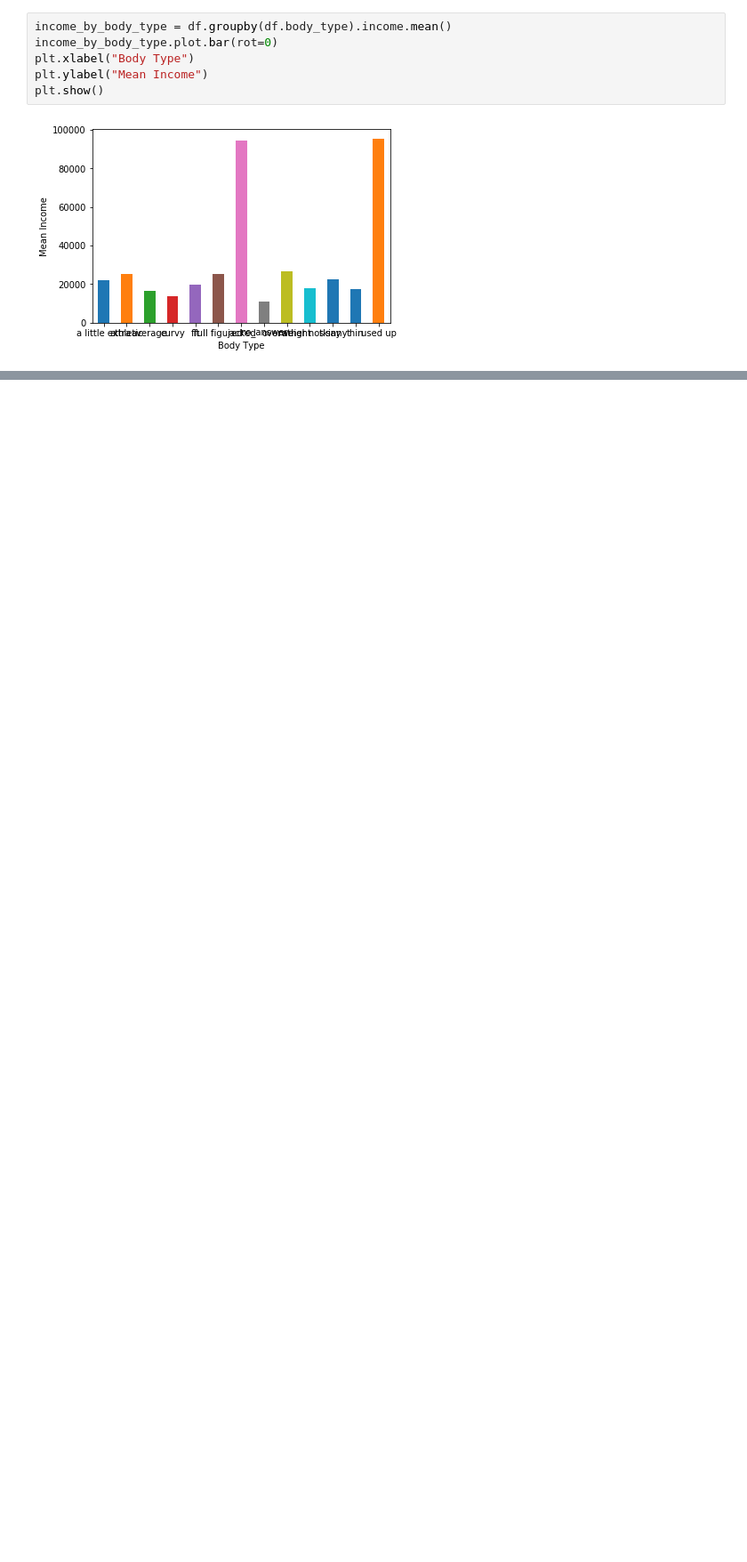
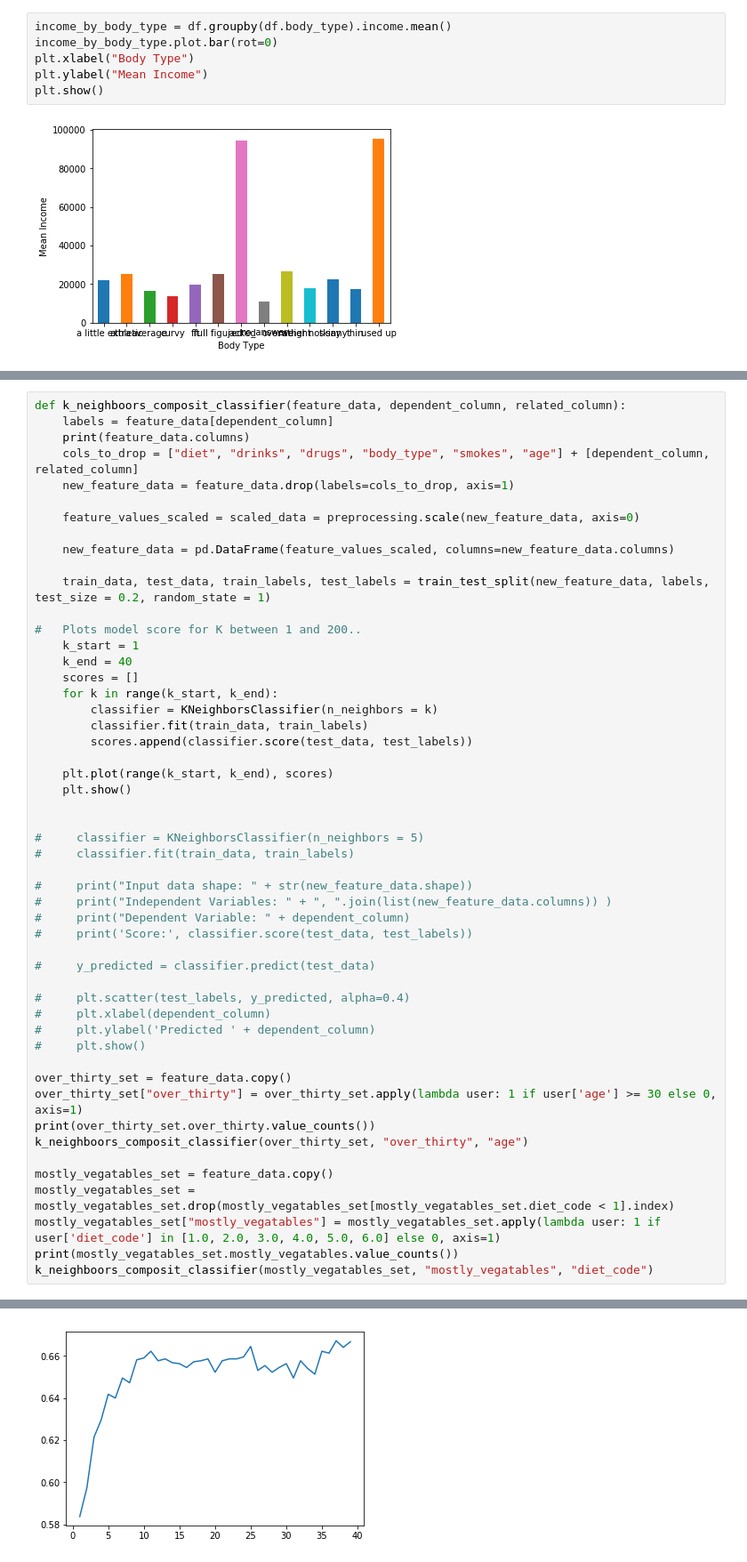
Before and after one commit to iamliamc/ca_machine_learning, a Jupyter notebook: ca_capstone.ipynb, the cells around one changed output, grey strips where cells are left out. Shown: that part at 89% size. Drawn from its saved outputs; the diff is of its cells as text; blank space fills up the shorter version.

```diff
--- a/ca_capstone.ipynb
+++ b/ca_capstone.ipynb
@@ -304,0 +370,52 @@ k_neighboors_classifier(feature_data, "income")
+# %%
+def k_neighboors_composit_classifier(feature_data, dependent_column, related_column):
+    labels = feature_data[dependent_column]
+    print(feature_data.columns)
+    cols_to_drop = ["diet", "drinks", "drugs", "body_type", "smokes", "age"] + [dependent_column, related_column]
+    new_feature_data = feature_data.drop(labels=cols_to_drop, axis=1)
+
+    feature_values_scaled = scaled_data = preprocessing.scale(new_feature_data, axis=0)
+
+    new_feature_data = pd.DataFrame(feature_values_scaled, columns=new_feature_data.columns)
+
+    train_data, test_data, train_labels, test_labels = train_test_split(new_feature_data, labels, test_size = 0.2, random_state = 1)
+
+#   Plots model score for K between 1 and 200..
+    k_start = 1
+    k_end = 40
+    scores = []
+    for k in range(k_start, k_end):
+        classifier = KNeighborsClassifier(n_neighbors = k)
+        classifier.fit(train_data, train_labels)
+        scores.append(classifier.score(test_data, test_labels))
+
+    plt.plot(range(k_start, k_end), scores)
+    plt.show()
+
+
+#     classifier = KNeighborsClassifier(n_neighbors = 5)
+#     classifier.fit(train_data, train_labels)
+
+#     print("Input data shape: " + str(new_feature_data.shape))
+#     print("Independent Variables: " + ", ".join(list(new_feature_data.columns)) )
+#     print("Dependent Variable: " + dependent_column)
+#     print('Score:', classifier.score(test_data, test_labels))
+
+#     y_predicted = classifier.predict(test_data)
+
+#     plt.scatter(test_labels, y_predicted, alpha=0.4)
+#     plt.xlabel(dependent_column)
+#     plt.ylabel('Predicted ' + dependent_column)
+#     plt.show()
+
+over_thirty_set = feature_data.copy()
+over_thirty_set["over_thirty"] = over_thirty_set.apply(lambda user: 1 if user['age'] >= 30 else 0, axis=1)
+print(over_thirty_set.over_thirty.value_counts())
+k_neighboors_composit_classifier(over_thirty_set, "over_thirty", "age")
+
+mostly_vegatables_set = feature_data.copy()
+mostly_vegatables_set = mostly_vegatables_set.drop(mostly_vegatables_set[mostly_vegatables_set.diet_code < 1].index)
+mostly_vegatables_set["mostly_vegatables"] = mostly_vegatables_set.apply(lambda user: 1 if user['diet_code'] in [1.0, 2.0, 3.0, 4.0, 5.0, 6.0] else 0, axis=1)
+print(mostly_vegatables_set.mostly_vegatables.value_counts())
+k_neighboors_composit_classifier(mostly_vegatables_set, "mostly_vegatables", "diet_code")
+# %% [output]
@@ -304,0 +429 @@ k_neighboors_classifier(feature_data, "income")
+[figure, added]
```
Also changed, not shown: parts of 7 cells of this notebook.
